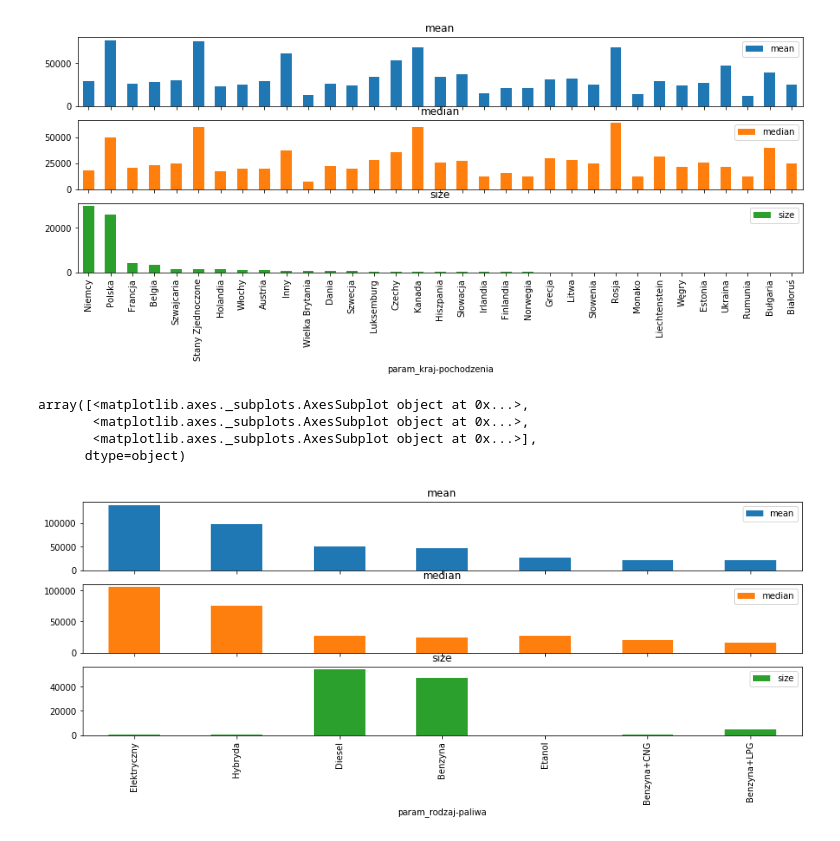
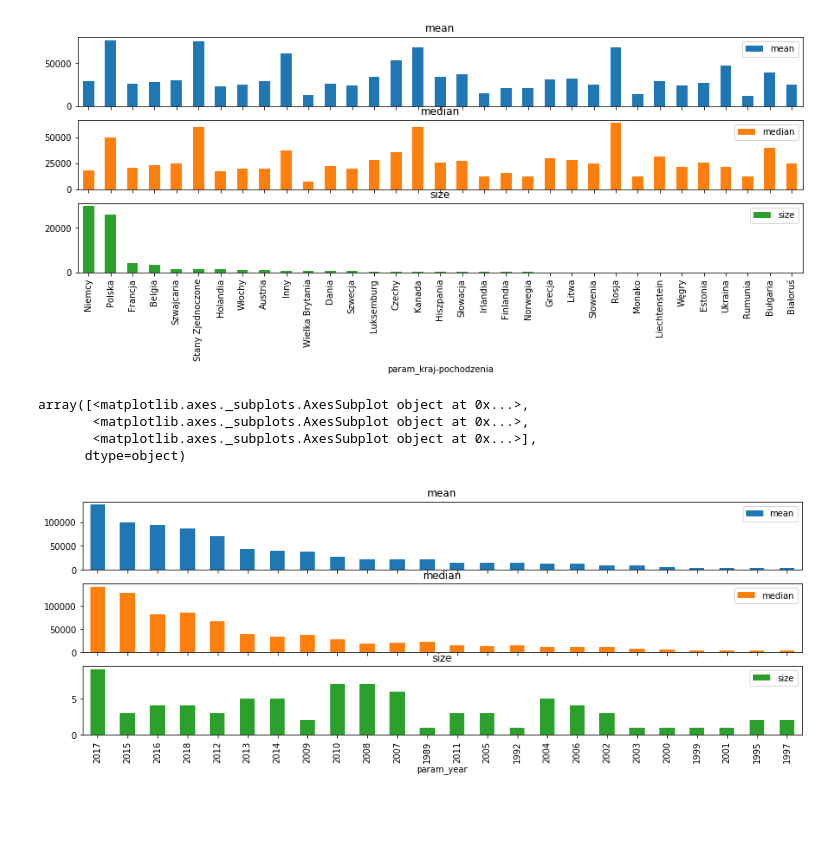
Before and after one commit to ColdBacon/MATRIX-DS2, a Jupyter notebook: day2_visualisation.ipynb, the cells around one changed output. Drawn from its saved outputs; the diff is of its cells as text; code cells hidden in the pictures; blank space fills up the shorter version.

Commit message:
add visualisation

```diff
--- a/day2_visualisation.ipynb
+++ b/day2_visualisation.ipynb
@@ -115,11 +115,11 @@ array([<matplotlib.axes._subplots.AxesSubplot object at 0x...>,
        <matplotlib.axes._subplots.AxesSubplot object at 0x...>],
       dtype=object)
 [figure]
-# %%
-group_and_plot('param_rodzaj-paliwa')
-# %% [output]
-array([<matplotlib.axes._subplots.AxesSubplot object at 0x...>,
-       <matplotlib.axes._subplots.AxesSubplot object at 0x...>,
-       <matplotlib.axes._subplots.AxesSubplot object at 0x...>],
-      dtype=object)
-[figure, removed]
+# %%
+group_and_plot('param_year')
+# %% [output]
+array([<matplotlib.axes._subplots.AxesSubplot object at 0x...>,
+       <matplotlib.axes._subplots.AxesSubplot object at 0x...>,
+       <matplotlib.axes._subplots.AxesSubplot object at 0x...>],
+      dtype=object)
+[figure, added]
```
